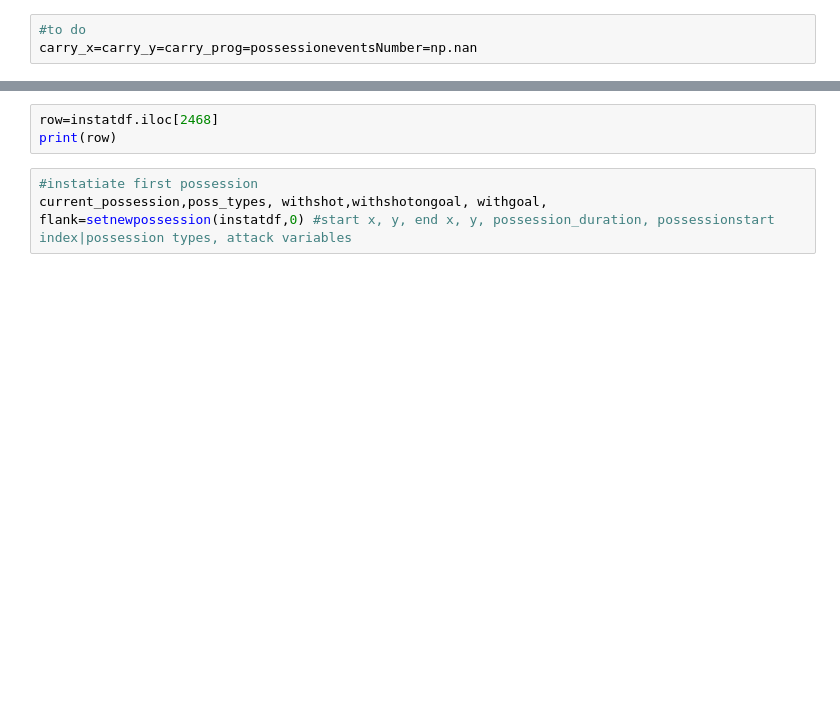
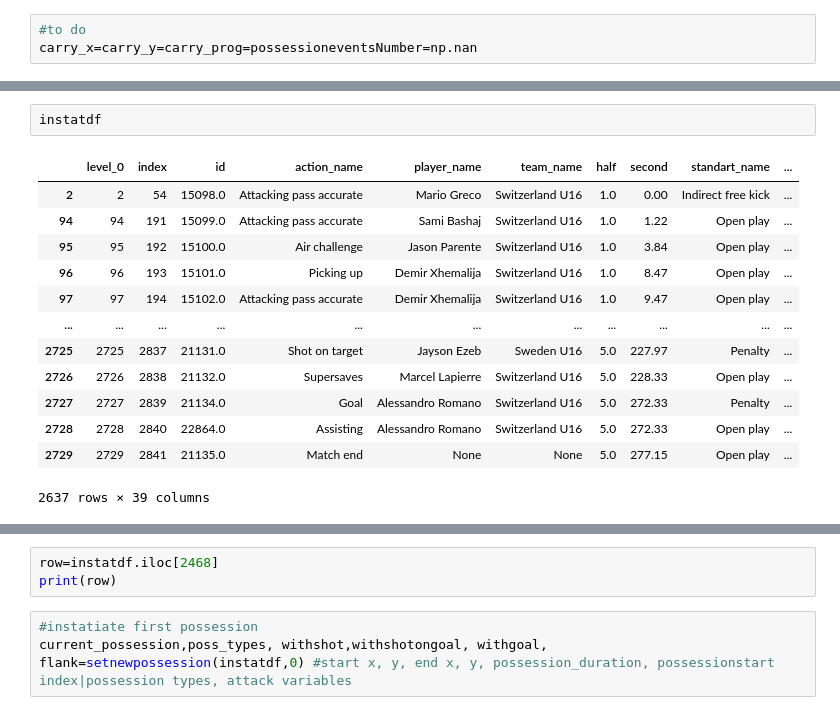
Before and after one commit to Rui1818/Instat_to_wyscout_data_transform, a Jupyter notebook: final.ipynb, the cells around one changed output, grey strips where cells are left out. Cells and saved outputs as stored; diff of their text form; blank space fills up the shorter version.

```diff
--- a/final.ipynb
+++ b/final.ipynb
@@ -70,0 +99,16 @@ instatdf
+# %%
+instatdf
+# %% [output]
+|  | level_0 | index | id | action_name | player_name | team_name | half | second | standart_name | ... |
+| 2 | 2 | 54 | 15098.0 | Attacking pass accurate | Mario Greco | Switzerland U16 | 1.0 | 0.00 | Indirect free kick | ... |
+| 94 | 94 | 191 | 15099.0 | Attacking pass accurate | Sami Bashaj | Switzerland U16 | 1.0 | 1.22 | Open play | ... |
+| 95 | 95 | 192 | 15100.0 | Air challenge | Jason Parente | Switzerland U16 | 1.0 | 3.84 | Open play | ... |
+| 96 | 96 | 193 | 15101.0 | Picking up | Demir Xhemalija | Switzerland U16 | 1.0 | 8.47 | Open play | ... |
+| 97 | 97 | 194 | 15102.0 | Attacking pass accurate | Demir Xhemalija | Switzerland U16 | 1.0 | 9.47 | Open play | ... |
+| ... | ... | ... | ... | ... | ... | ... | ... | ... | ... | ... |
+| 2725 | 2725 | 2837 | 21131.0 | Shot on target | Jayson Ezeb | Sweden U16 | 5.0 | 227.97 | Penalty | ... |
+| 2726 | 2726 | 2838 | 21132.0 | Supersaves | Marcel Lapierre | Switzerland U16 | 5.0 | 228.33 | Open play | ... |
+| 2727 | 2727 | 2839 | 21134.0 | Goal | Alessandro Romano | Switzerland U16 | 5.0 | 272.33 | Penalty | ... |
+| 2728 | 2728 | 2840 | 22864.0 | Assisting | Alessandro Romano | Switzerland U16 | 5.0 | 272.33 | Open play | ... |
+| 2729 | 2729 | 2841 | 21135.0 | Match end | None | None | 5.0 | 277.15 | Open play | ... |
+2637 rows × 39 columns
```
Also changed, not shown: parts of 17 cells of this notebook, 7 other files.
